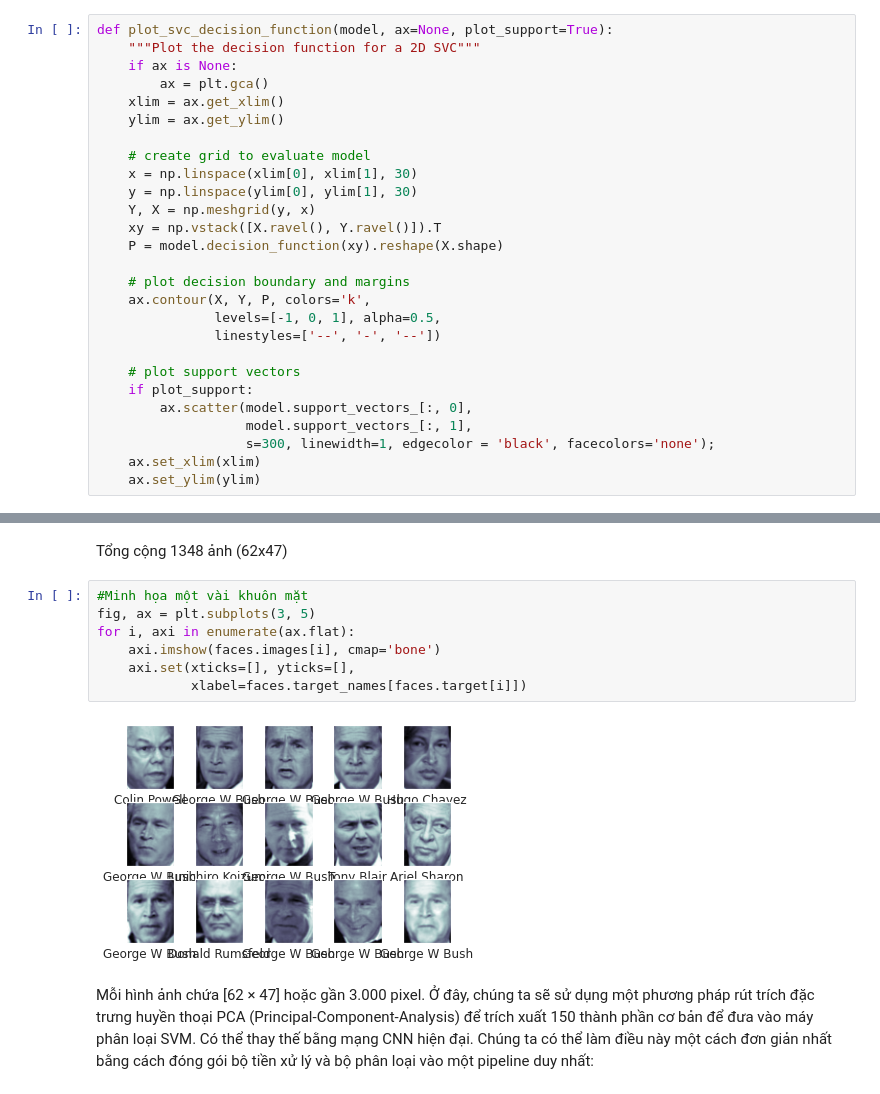
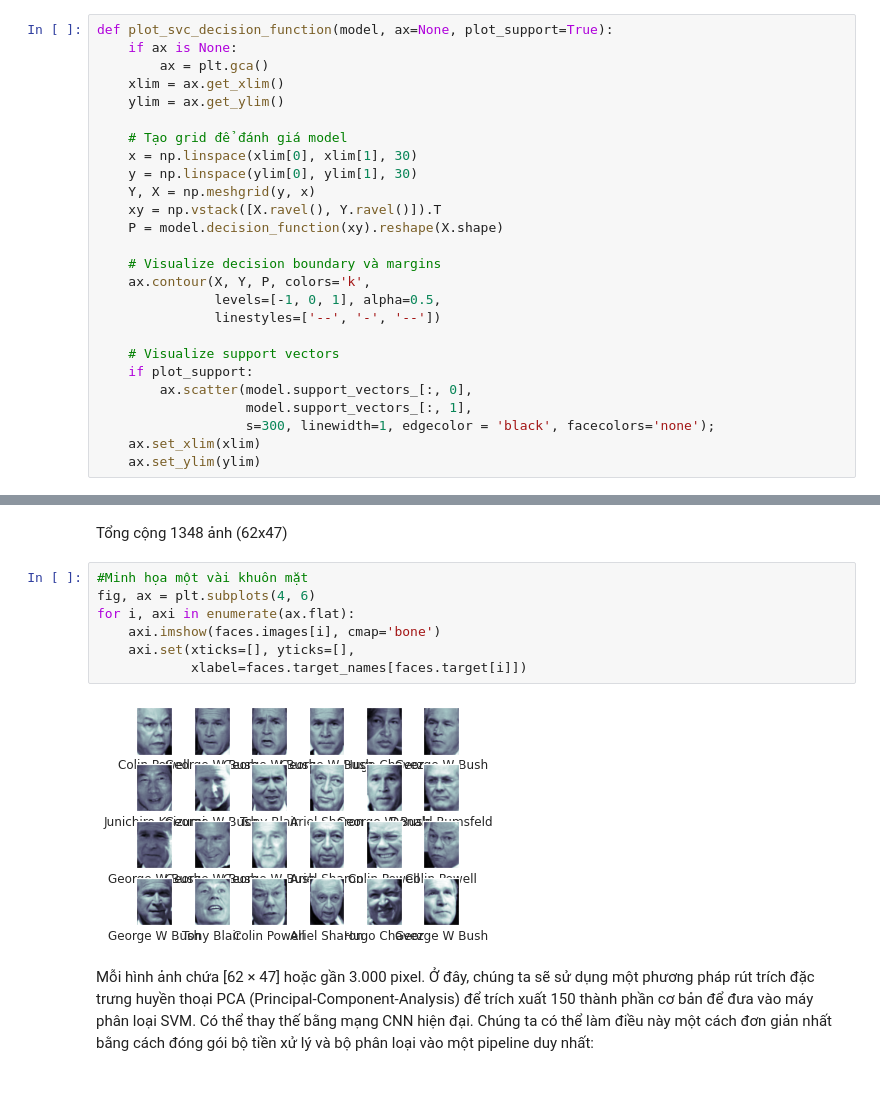
Before and after one commit to Banhkun/CS115, a Jupyter notebook: SVM.ipynb, the cells around one changed output, grey strips where cells are left out. Saved outputs shown, nothing was run; the diff lists cells and outputs as text.

```diff
--- a/SVM.ipynb
+++ b/SVM.ipynb
@@ -51,25 +51,24 @@ model.fit(X, y)
 SVC(C=10000000000.0, kernel='linear')
 # %%
 def plot_svc_decision_function(model, ax=None, plot_support=True):
-    """Plot the decision function for a 2D SVC"""
     if ax is None:
         ax = plt.gca()
     xlim = ax.get_xlim()
     ylim = ax.get_ylim()
 
-    # create grid to evaluate model
+    # Tạo grid để đánh giá model
     x = np.linspace(xlim[0], xlim[1], 30)
     y = np.linspace(ylim[0], ylim[1], 30)
     Y, X = np.meshgrid(y, x)
     xy = np.vstack([X.ravel(), Y.ravel()]).T
     P = model.decision_function(xy).reshape(X.shape)
 
-    # plot decision boundary and margins
+    # Visualize decision boundary và margins
     ax.contour(X, Y, P, colors='k',
                levels=[-1, 0, 1], alpha=0.5,
                linestyles=['--', '-', '--'])
 
-    # plot support vectors
+    # Visualize support vectors
     if plot_support:
         ax.scatter(model.support_vectors_[:, 0],
                    model.support_vectors_[:, 1],
@@ -440,13 +443,13 @@ print(faces.images.shape)
 Tổng cộng 1348 ảnh (62x47)
 # %%
 #Minh họa một vài khuôn mặt
-fig, ax = plt.subplots(3, 5)
+fig, ax = plt.subplots(4, 6)
 for i, axi in enumerate(ax.flat):
     axi.imshow(faces.images[i], cmap='bone')
     axi.set(xticks=[], yticks=[],
             xlabel=faces.target_names[faces.target[i]])
 # %% [output]
-[figure, old version]
+[figure, new version]
 # %% [markdown]
 Mỗi hình ảnh chứa [62 × 47] hoặc gần 3.000 pixel.
 Ở đây, chúng ta sẽ sử dụng một phương pháp rút trích đặc trưng huyền thoại PCA (Principal-Component-Analysis) để trích xuất 150 thành phần cơ bản để đưa vào máy phân loại SVM. Có thể thay thế bằng mạng CNN hiện đại.
```
Also changed, not shown: parts of 15 cells of this notebook.
